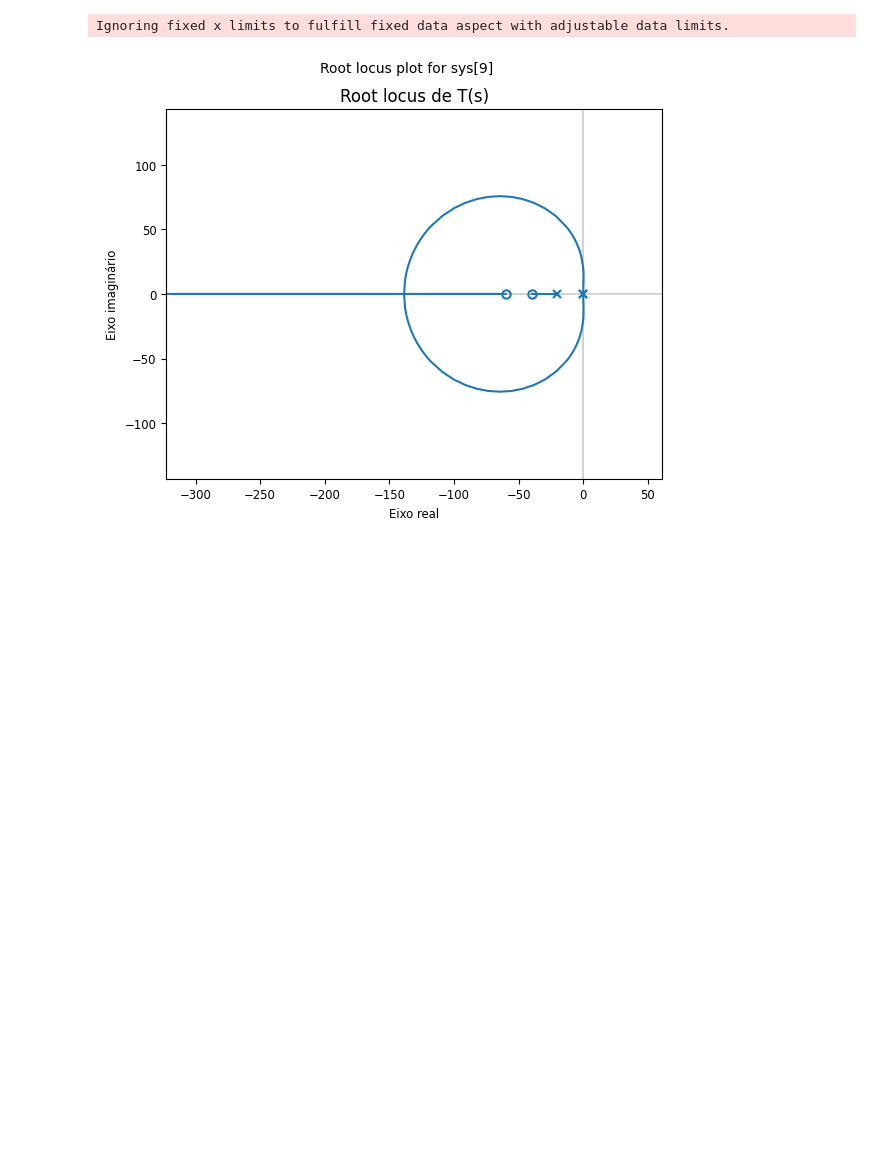
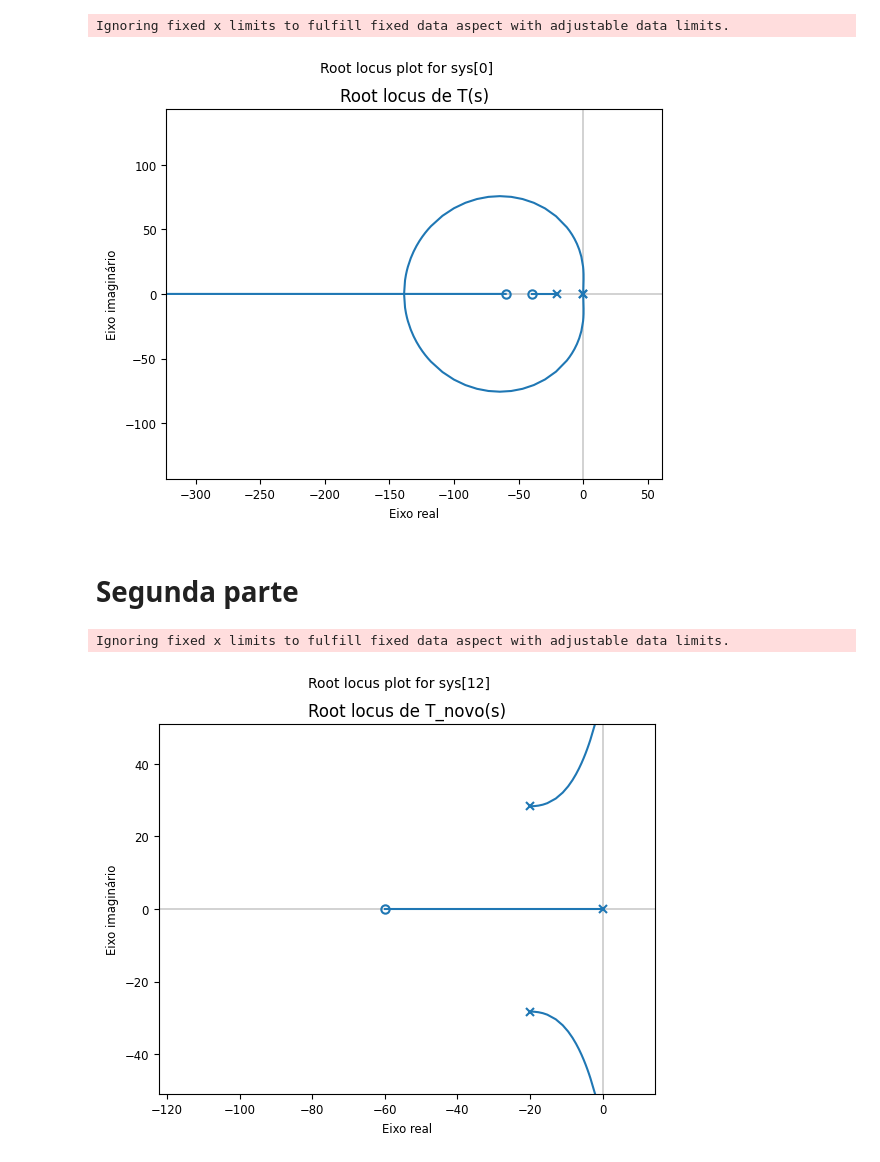
Before and after one commit to hubertlm/HW2, a Jupyter notebook: Codigos/04.ipynb, the cells around one changed output. Saved outputs shown, nothing was run; the diff lists cells and outputs as text; code cells hidden in the pictures; blank space fills up the shorter version.

Commit message:
Finalização do código da parte dois da questão 4

```diff
--- a/Codigos/04.ipynb
+++ b/Codigos/04.ipynb
@@ -15,3 +21,19 @@ plt.show()
 # %% [output]
 Ignoring fixed x limits to fulfill fixed data aspect with adjustable data limits.
 [figure]
+# %% [markdown]
+# Segunda parte
+# %%
+num_novo = [20, 1200]
+den_novo = [1, 40, 1200, 0]
+
+T_novo = ct.tf(num_novo, den_novo)
+
+ct.root_locus_plot(T_novo, grid = False)
+plt.title('Root locus de T_novo(s)')
+plt.xlabel('Eixo real')
+plt.ylabel('Eixo imaginário')
+plt.show()
+# %% [output]
+Ignoring fixed x limits to fulfill fixed data aspect with adjustable data limits.
+[figure, added]
```
Also changed, not shown: parts of 2 cells of this notebook.
